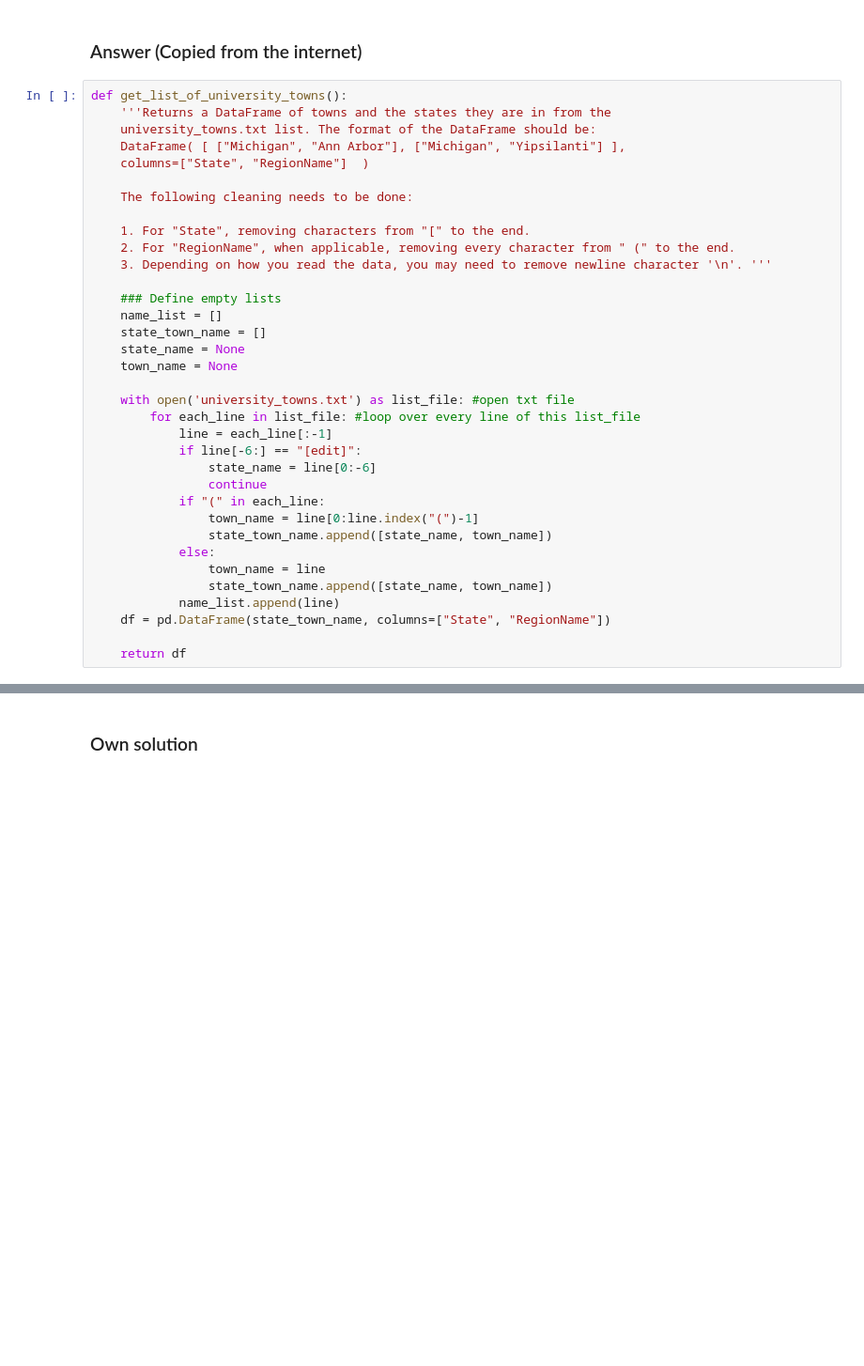
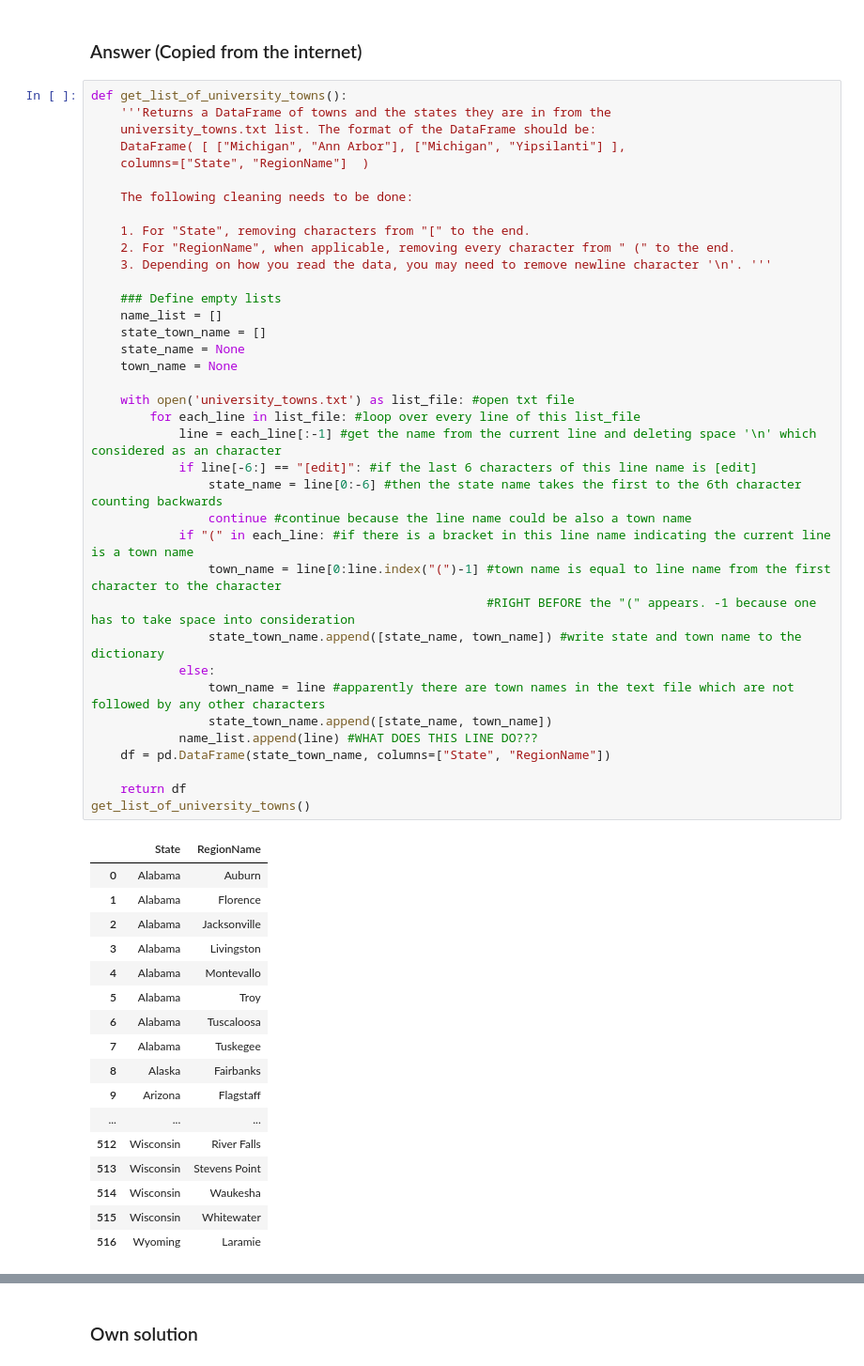
Before and after one commit to YinanDoggo/Online_course, a Jupyter notebook: ML/IDiP/Assignment 4.ipynb, the cells around one changed output, grey strips where cells are left out. Shown: that part at 94% size. Drawn from its saved outputs; the diff is of its cells as text; blank space fills up the shorter version.

```diff
--- a/ML/IDiP/Assignment 4.ipynb
+++ b/ML/IDiP/Assignment 4.ipynb
@@ -50,35 +50,55 @@ def get_list_of_university_towns():
 # %%
 def get_list_of_university_towns():
     '''Returns a DataFrame of towns and the states they are in from the
     university_towns.txt list. The format of the DataFrame should be:
     DataFrame( [ ["Michigan", "Ann Arbor"], ["Michigan", "Yipsilanti"] ],
     columns=["State", "RegionName"]  )
 
     The following cleaning needs to be done:
 
     1. For "State", removing characters from "[" to the end.
     2. For "RegionName", when applicable, removing every character from " (" to the end.
     3. Depending on how you read the data, you may need to remove newline character '\n'. '''
 
     ### Define empty lists
     name_list = []
     state_town_name = []
     state_name = None
     town_name = None
 
     with open('university_towns.txt') as list_file: #open txt file
         for each_line in list_file: #loop over every line of this list_file
-            line = each_line[:-1]
-            if line[-6:] == "[edit]":
-                state_name = line[0:-6]
-                continue
-            if "(" in each_line:
-                town_name = line[0:line.index("(")-1]
+            line = each_line[:-1] #get the name from the current line and deleting space '\n' which considered as an character
+            if line[-6:] == "[edit]": #if the last 6 characters of this line name is [edit]
+                state_name = line[0:-6] #then the state name takes the first to the 6th character counting backwards
+                continue #continue because the line name could be also a town name
+            if "(" in each_line: #if there is a bracket in this line name indicating the current line is a town name
+                town_name = line[0:line.index("(")-1] #town name is equal to line name from the first character to the character
+                                                      #RIGHT BEFORE the "(" appears. -1 because one has to take space into consideration
+                state_town_name.append([state_name, town_name]) #write state and town name to the dictionary
+            else:
+                town_name = line #apparently there are town names in the text file which are not followed by any other characters
                 state_town_name.append([state_name, town_name])
-            else:
-                town_name = line
-                state_town_name.append([state_name, town_name])
-            name_list.append(line)
+            name_list.append(line) #WHAT DOES THIS LINE DO???
     df = pd.DataFrame(state_town_name, columns=["State", "RegionName"])
 
     return df
+get_list_of_university_towns()
+# %% [output]
+|  | State | RegionName |
+| 0 | Alabama | Auburn |
+| 1 | Alabama | Florence |
+| 2 | Alabama | Jacksonville |
+| 3 | Alabama | Livingston |
+| 4 | Alabama | Montevallo |
+| 5 | Alabama | Troy |
+| 6 | Alabama | Tuscaloosa |
+| 7 | Alabama | Tuskegee |
+| 8 | Alaska | Fairbanks |
+| 9 | Arizona | Flagstaff |
+| ... | ... | ... |
+| 512 | Wisconsin | River Falls |
+| 513 | Wisconsin | Stevens Point |
+| 514 | Wisconsin | Waukesha |
+| 515 | Wisconsin | Whitewater |
+| 516 | Wyoming | Laramie |
```
Also changed, not shown: parts of 1 cell of this notebook, 2 other files.
